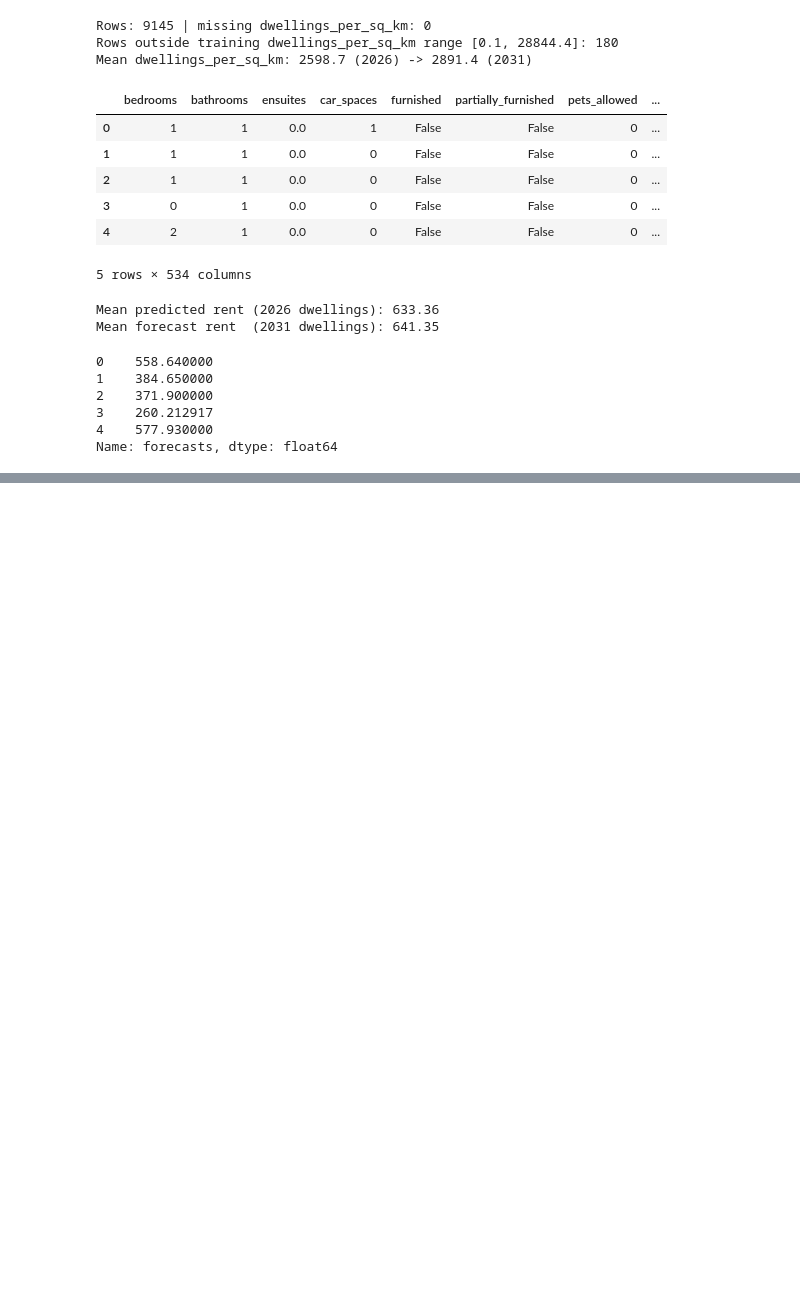
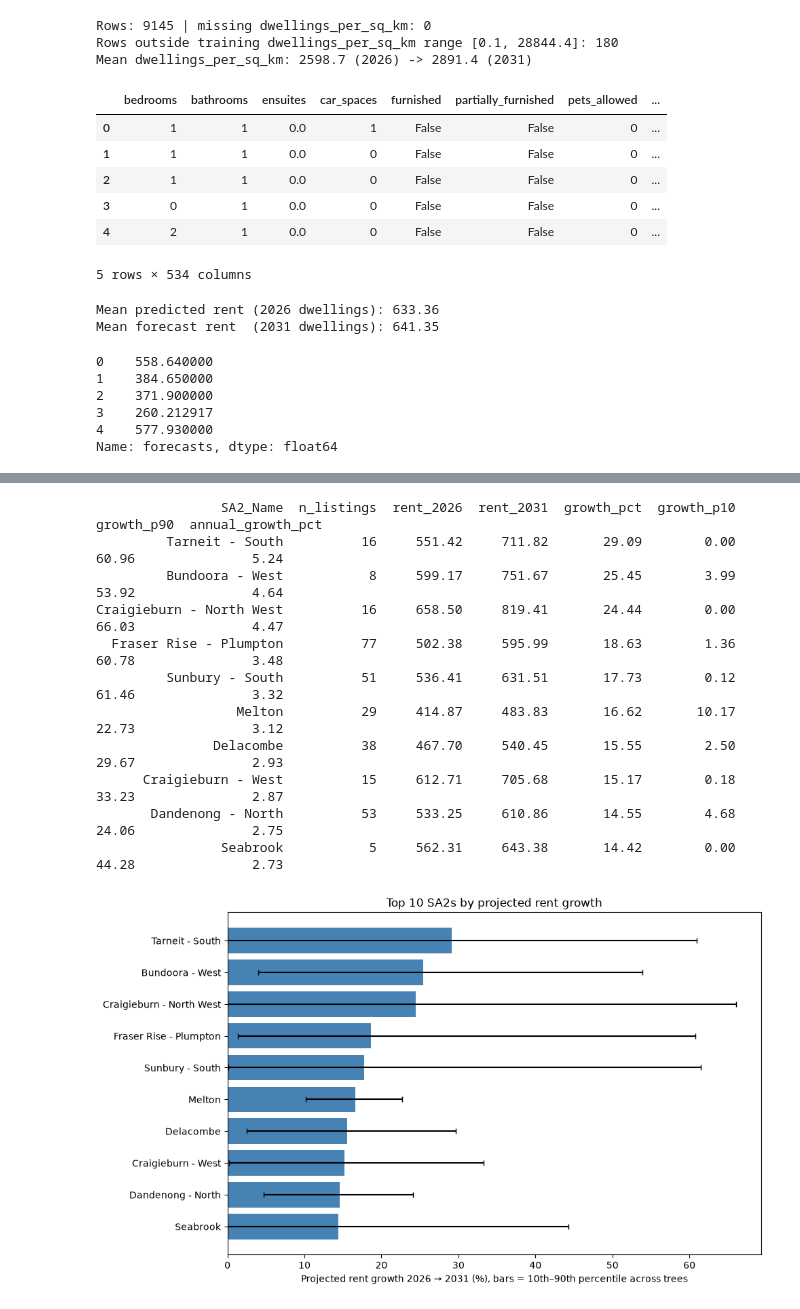
Before and after one commit to Aditya048/real-estate-industry-project, a Jupyter notebook: modelling/rfr.ipynb, the cells around one changed output, grey strips where cells are left out. Saved outputs shown, nothing was run; the diff lists cells and outputs as text; code cells hidden in the pictures; blank space fills up the shorter version.

```diff
--- a/modelling/rfr.ipynb
+++ b/modelling/rfr.ipynb
@@ -542,0 +657,59 @@ Name: forecasts, dtype: float64
+# %%
+MIN_LISTINGS = 5
+YEARS = 5
+
+sa2_labels = merged_data.loc[X.index, 'SA2_Name'].to_numpy()
+codes, sa2_names = pd.factorize(sa2_labels)
+counts = np.bincount(codes)
+
+Xa = X.to_numpy(dtype=np.float32)
+Xn = X_new.to_numpy(dtype=np.float32)
+
+def sa2_means_per_tree(X_arr):
+    out = np.empty((len(model.estimators_), len(sa2_names)))
+    for i, tree in enumerate(model.estimators_):
+        out[i] = np.bincount(codes, weights=tree.predict(X_arr), minlength=len(sa2_names)) / counts
+    return out
+
+base_t = sa2_means_per_tree(Xa)    # 2026 features, per tree
+new_t  = sa2_means_per_tree(Xn)    # 2031 features, per tree
+
+growth_t = 100 * (new_t / base_t - 1)          # % growth per tree per SA2
+point = 100 * (new_t.mean(0) / base_t.mean(0) - 1)
+
+growth = pd.DataFrame({
+    'SA2_Name': sa2_names,
+    'n_listings': counts,
+    'rent_2026': base_t.mean(0),
+    'rent_2031': new_t.mean(0),
+    'growth_pct': point,
+    'growth_p10': np.percentile(growth_t, 10, axis=0),
+    'growth_p90': np.percentile(growth_t, 90, axis=0),
+})
+growth['annual_growth_pct'] = 100 * ((1 + growth['growth_pct'] / 100) ** (1 / YEARS) - 1)
+
+top10 = (growth[growth['n_listings'] >= MIN_LISTINGS]
+         .sort_values('growth_pct', ascending=False).head(10))
+print(top10.round(2).to_string(index=False))
+
+t = top10.iloc[::-1]
+plt.figure(figsize=(10, 6))
+plt.barh(t['SA2_Name'], t['growth_pct'],
+         xerr=[t['growth_pct'] - t['growth_p10'], t['growth_p90'] - t['growth_pct']],
+         color='steelblue', capsize=3)
+plt.xlabel('Projected rent growth 2026 → 2031 (%), bars = 10th–90th percentile across trees')
+plt.title('Top 10 SA2s by projected rent growth')
+plt.tight_layout(); plt.show()
+# %% [output]
+                SA2_Name  n_listings  rent_2026  rent_2031  growth_pct  growth_p10  growth_p90  annual_growth_pct
+         Tarneit - South          16     551.42     711.82       29.09        0.00       60.96               5.24
+         Bundoora - West           8     599.17     751.67       25.45        3.99       53.92               4.64
+Craigieburn - North West          16     658.50     819.41       24.44        0.00       66.03               4.47
+  Fraser Rise - Plumpton          77     502.38     595.99       18.63        1.36       60.78               3.48
+         Sunbury - South          51     536.41     631.51       17.73        0.12       61.46               3.32
+                  Melton          29     414.87     483.83       16.62       10.17       22.73               3.12
+               Delacombe          38     467.70     540.45       15.55        2.50       29.67               2.93
+      Craigieburn - West          15     612.71     705.68       15.17        0.18       33.23               2.87
+       Dandenong - North          53     533.25     610.86       14.55        4.68       24.06               2.75
+                Seabrook           5     562.31     643.38       14.42        0.00       44.28               2.73
+[figure, added]
```
Also changed, not shown: parts of 4 cells of this notebook.
